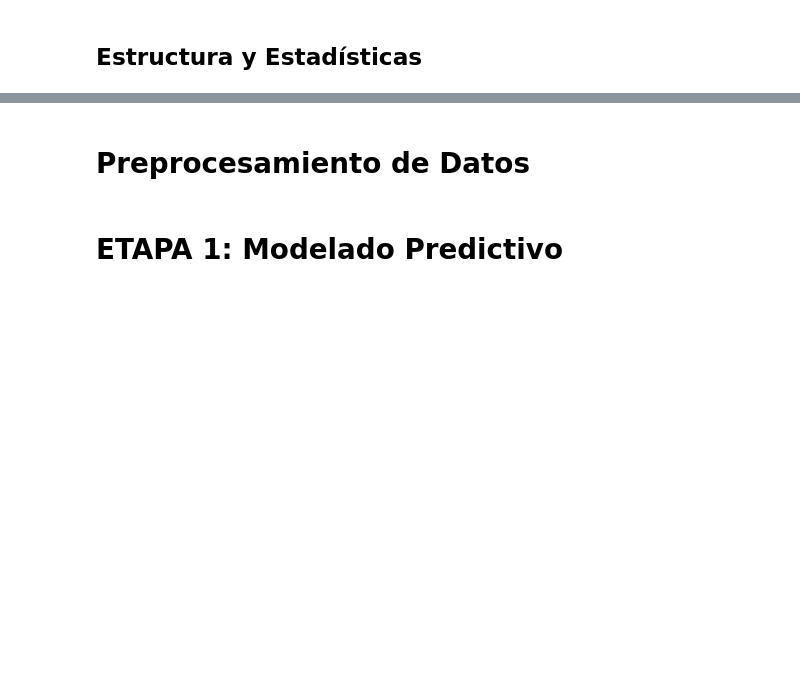
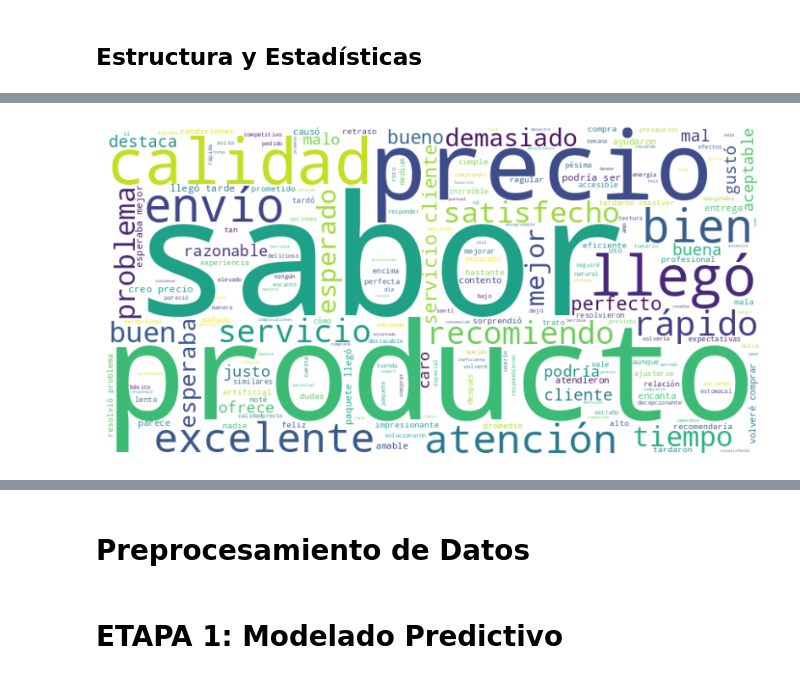
Before and after one commit to Dantelarroy/suplements-chatbot, a Jupyter notebook: Supplements_chatbot.ipynb, the cells around one changed output, grey strips where cells are left out. Saved outputs shown, nothing was run; the diff lists cells and outputs as text; code cells hidden in the pictures; blank space fills up the shorter version.

```diff
--- a/Supplements_chatbot.ipynb
+++ b/Supplements_chatbot.ipynb
@@ -112,0 +268,27 @@ df_supplements.head()
+# %%
+# Limpieza y normalización del texto para realizar el Word Cloud
+
+# Inicio el lematizador de NLTK
+lemmatizer = WordNetLemmatizer()
+
+def clean(texto):
+
+  # Convertir a mínuscula para asegurarme que se maneje de manera uniforme
+  texto = texto.lower()
+
+ # Eliminar puntuaciones y caracteres especiales
+ # Conservar letras con acento, ñ y números
+ # Se permiten: letras a-z, vocales acentuadas, ñ, números y espacios
+  texto =  re.sub('[^a-záéíóúüñ0-9\s]+', '', texto)
+
+  # Eliminar Stopwords que no tienen valor informativo
+  texto = " ".join([word for word in texto.split() if word not in stopwords.words('spanish')])
+
+  # Lematización para reducir las variaciones morfólogicas de las palabras
+  texto = " ".join([lemmatizer.lemmatize(word) for word in texto.split()])
+
+  return texto
+
+# Aplico la función de limpieza al df
+
+df_supplements['Texto'] = df_supplements['Texto'].apply(clean)
@@ -112,0 +320,12 @@ df_supplements.head()
+# %%
+# Wordcloud para visualizar las palabras más frecuentes en los comentarios de los usuarios
+texto_completo = " ".join(df_supplements["Texto"])
+
+wordcloud = WordCloud(width=800,height=400,background_color='white').generate(texto_completo)
+
+plt.figure(figsize=(10, 6))
+plt.imshow(wordcloud, interpolation='bilinear')  # 'bilinear' para suavizar la imagen
+plt.axis('off')  # Quitar los ejes
+plt.show()
+# %% [output]
+[figure, added]
```
Also changed, not shown: parts of 47 cells of this notebook.
